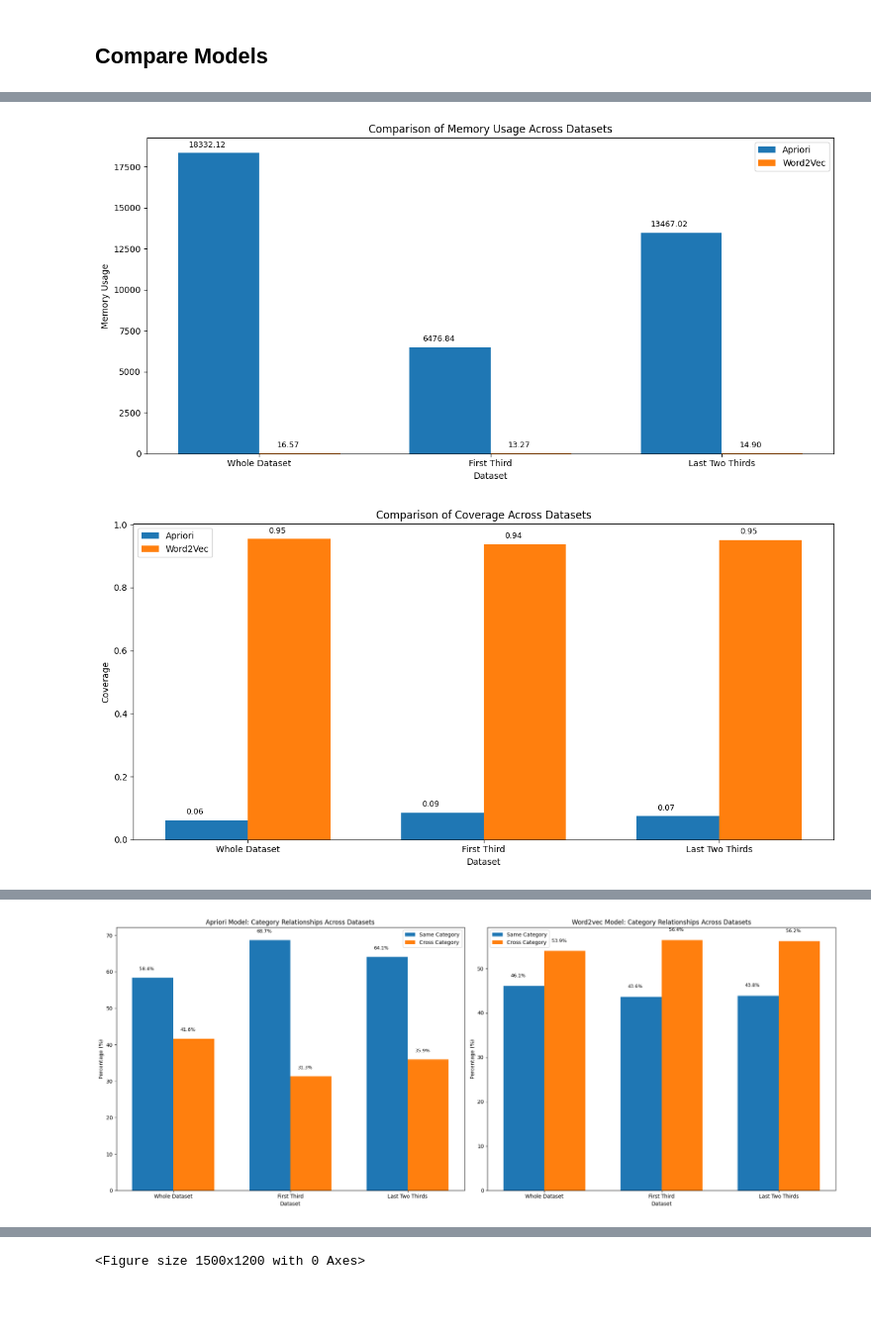
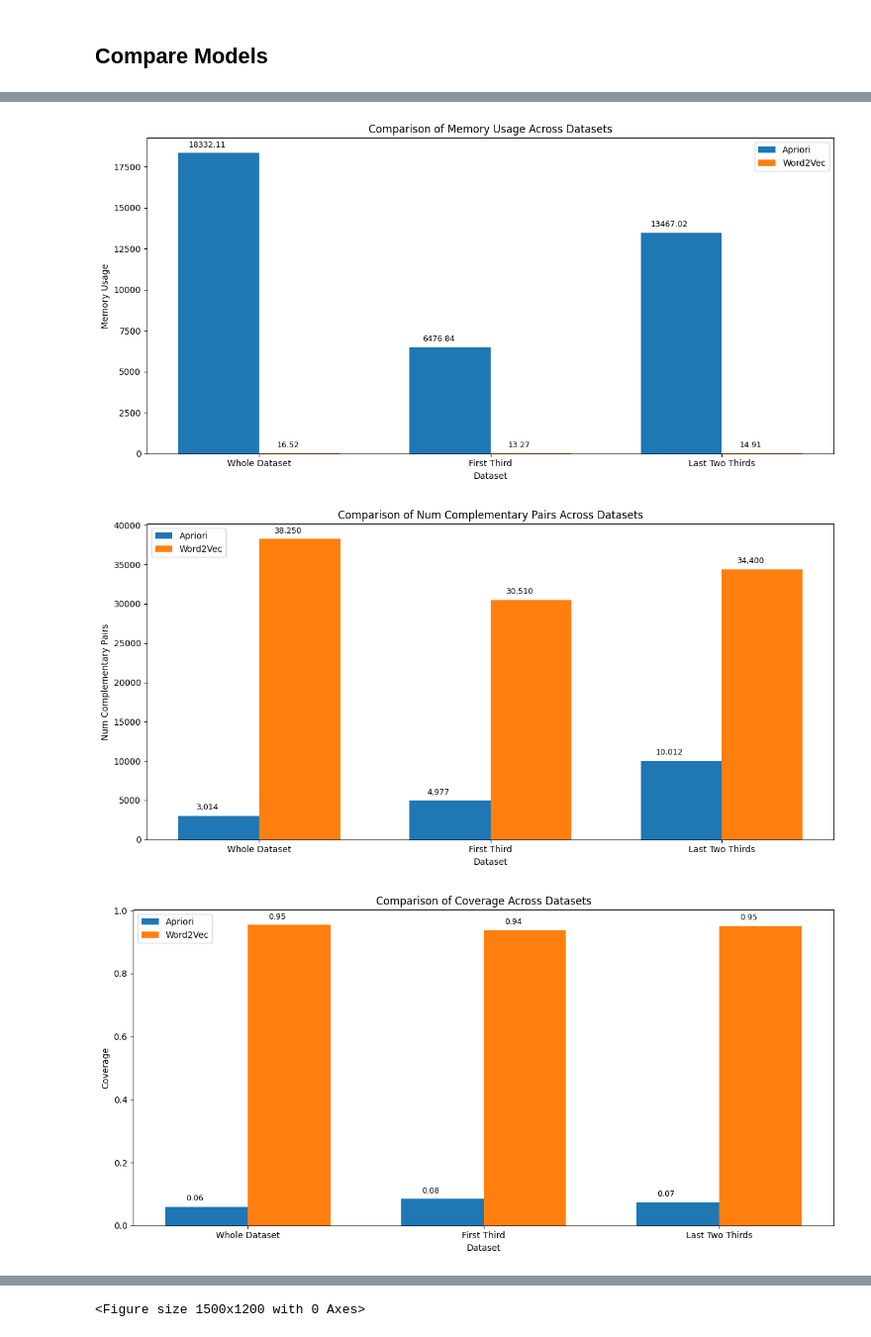
Before and after one commit to Mohammed87FS/Apriori_VS_Word2Vec, a Jupyter notebook: Models/Models_Evaluator.ipynb, the cells around one changed output, grey strips where cells are left out. Shown at 99% size. Cells and saved outputs as stored; diff of their text form; code cells hidden in the pictures; blank space fills up the shorter version.

Commit message:
changed confidence and number of recommendations are included

```diff
--- a/Models/Models_Evaluator.ipynb
+++ b/Models/Models_Evaluator.ipynb
@@ -37,7 +37,7 @@ excel_file = 'full_validated_dataset.xlsx'
 
 # Apriori parameters
 apriori_min_support = 0.01
-apriori_min_confidence = 0.05
+apriori_min_confidence = 0.3
 apriori_min_lift = 1.2
 
 # Word2Vec parameters
@@ -683,7 +700,7 @@ Results for last_two_thirds saved to c:\Users\moham\Coding-Projects\Apriori_VS_W
 # ===== COMBINED VISUALIZATION =====
 # comparing key metrics across all three datasets
 def create_combined_comparison():
-    metrics = ['execution_time', 'memory_usage', 'coverage']
+    metrics = ['execution_time', 'memory_usage','num_complementary_pairs', 'coverage']
     datasets = ['whole_dataset', 'first_third', 'last_two_thirds']
 
     for metric in metrics:
@@ -719,14 +736,21 @@ def create_combined_comparison():
         ax.set_xticklabels([d.replace("_", " ").title() for d in datasets])
         ax.legend()
 
-        # adiing values on top of bars
         for i, v in enumerate(apriori_values):
-            ax.text(i - 0.05, v + (max(apriori_values + word2vec_values) * 0.02),
-                    f'{v:.2f}', ha='center', fontsize=9)
+            if 'pairs' in metric:
+                ax.text(i - 0.05, v + (max(apriori_values + word2vec_values) * 0.02),
+                        f'{int(v):,}', ha='center', fontsize=9)
+            else:
+                ax.text(i - 0.05, v + (max(apriori_values + word2vec_values) * 0.02),
+                        f'{v:.2f}', ha='center', fontsize=9)
 
         for i, v in enumerate(word2vec_values):
-            ax.text(i + bar_width - 0.05, v + (max(apriori_values + word2vec_values) * 0.02),
-                    f'{v:.2f}', ha='center', fontsize=9)
+            if 'pairs' in metric:
+                ax.text(i + bar_width - 0.05, v + (max(apriori_values + word2vec_values) * 0.02),
+                        f'{int(v):,}', ha='center', fontsize=9)
+            else:
+                ax.text(i + bar_width - 0.05, v + (max(apriori_values + word2vec_values) * 0.02),
+                        f'{v:.2f}', ha='center', fontsize=9)
 
         plt.tight_layout()
         plt.savefig(os.path.join(path_results, f'combined_{metric}_comparison.png'), dpi=300, bbox_inches='tight')
@@ -734,24 +758,30 @@ def create_combined_comparison():
 
     #  creating a table with all metrics
     combined_metrics = pd.DataFrame({
-        'Metric': ['Execution Time (s)', 'Memory Usage (MB)', 'Coverage'],
+        'Metric': ['Execution Time (s)', 'Memory Usage (MB)','Number of Complementary Pairs', 'Coverage'],
         'Whole_Apriori': [evaluator_whole.metrics['apriori']['execution_time'],
                         evaluator_whole.metrics['apriori']['memory_usage'],
+                          evaluator_whole.metrics['apriori']['num_complementary_pairs'],
                         evaluator_whole.metrics['apriori']['coverage']],
         'Whole_Word2Vec': [evaluator_whole.metrics['word2vec']['execution_time'],
                             evaluator_whole.metrics['word2vec']['memory_usage'],
+                             evaluator_whole.metrics['word2vec']['num_complementary_pairs'],
                             evaluator_whole.metrics['word2vec']['coverage']],
                             'First_Third_Apriori': [evaluator_first_third.metrics['apriori']['execution_time'],
                                 evaluator_first_third.metrics['apriori']['memory_usage'],
+                                  evaluator_first_third.metrics['apriori']['num_complementary_pairs'],
                                 evaluator_first_third.metrics['apriori']['coverage']],
         'First_Third_Word2Vec': [evaluator_first_third.metrics['word2vec']['execution_time'],
                                 evaluator_first_third.metrics['word2vec']['memory_usage'],
+                                      evaluator_first_third.metrics['word2vec']['num_complementary_pairs'],
                                 evaluator_first_third.metrics['word2vec']['coverage']],
         'Last_Two_Thirds_Apriori': [evaluator_last_two_thirds.metrics['apriori']['execution_time'],
                                     evaluator_last_two_thirds.metrics['apriori']['memory_usage'],
+                                     evaluator_last_two_thirds.metrics['apriori']['num_complementary_pairs'],
                                     evaluator_last_two_thirds.metrics['apriori']['coverage']],
         'Last_Two_Thirds_Word2Vec': [evaluator_last_two_thirds.metrics['word2vec']['execution_time'],
                                     evaluator_last_two_thirds.metrics['word2vec']['memory_usage'],
+                                     evaluator_last_two_thirds.metrics['word2vec']['num_complementary_pairs'],
                                     evaluator_last_two_thirds.metrics['word2vec']['coverage']]
     })
 
@@ -974,6 +1004,6 @@ print("\nAll category relationship comparisons completed and results saved.")
 [figure]
-[figure, old version]
+[figure, new version]
+[figure, new version]
 Combined comparison visualizations and metrics saved.
 
 All evaluations completed and results saved.
-[figure, old version]
```
Also changed, not shown: parts of 3 cells of this notebook, 37 other files.
